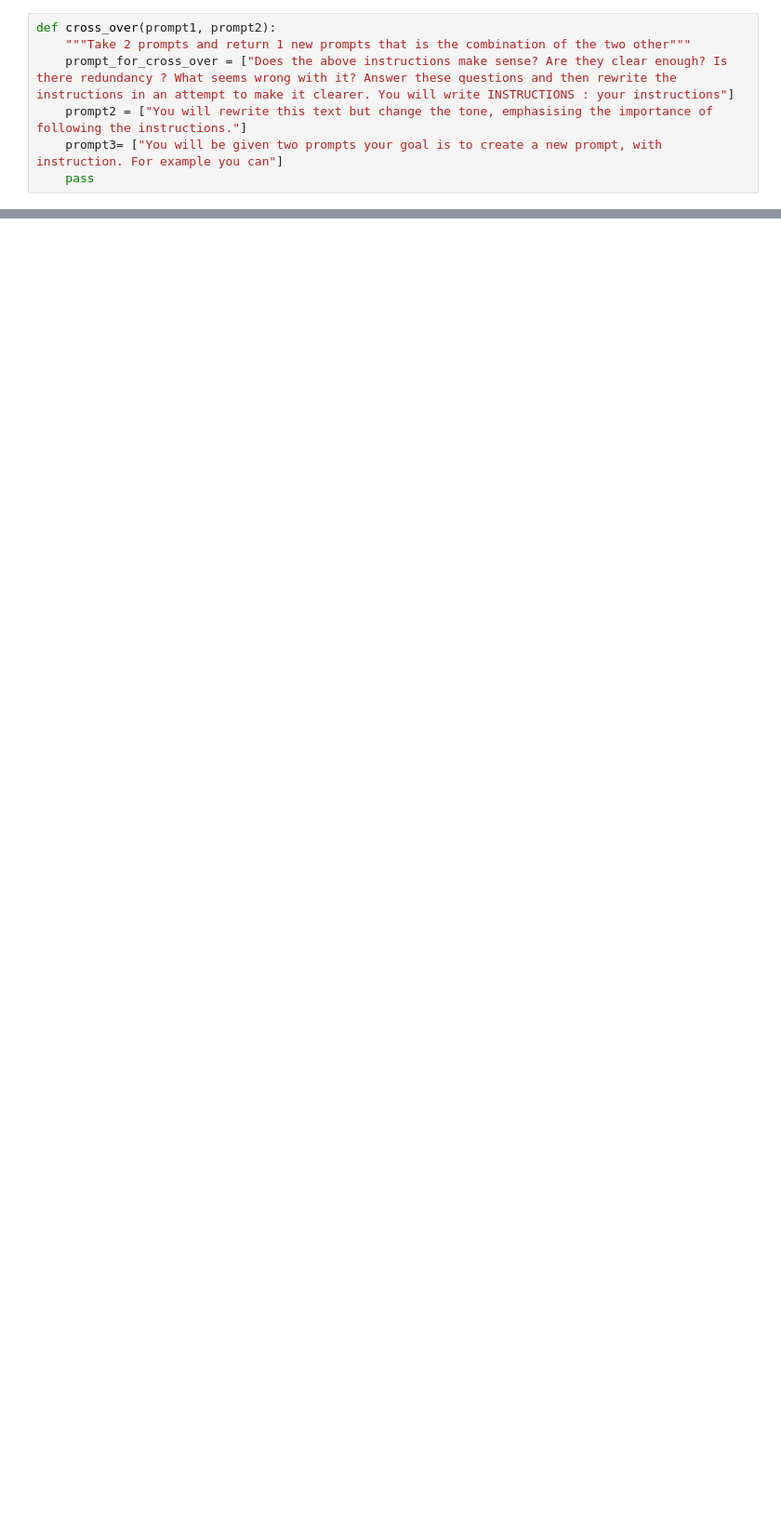
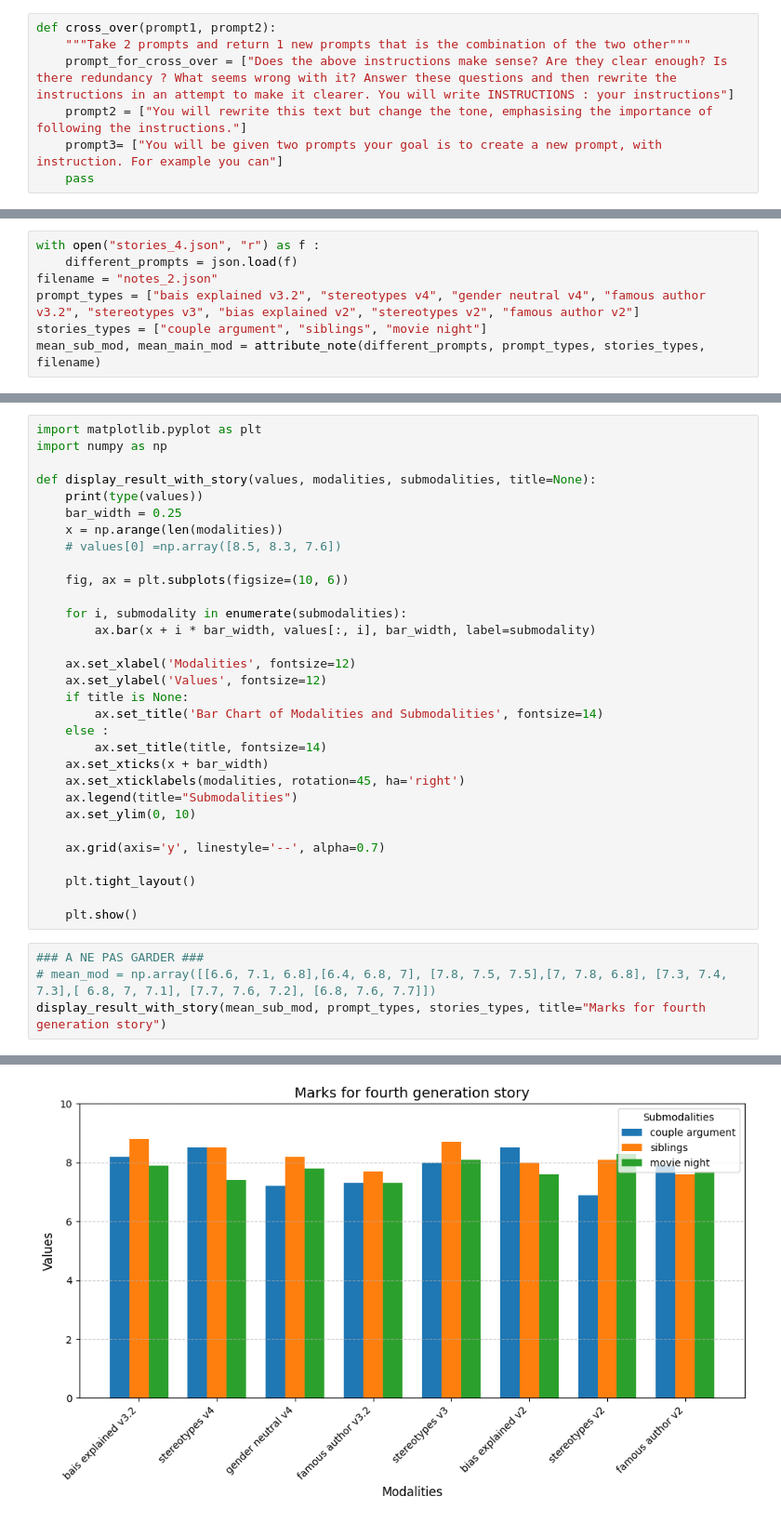
Before and after one commit to ttrenty/Bias-Prevention-LLM, a Jupyter notebook: prompt_ingeneering/algo_genetique.ipynb, the cells around one changed output, grey strips where cells are left out. Shown at 93% size. Cells and saved outputs as stored; diff of their text form; blank space fills up the shorter version.

```diff
--- a/prompt_ingeneering/algo_genetique.ipynb
+++ b/prompt_ingeneering/algo_genetique.ipynb
@@ -158,0 +519,7 @@ odjnfgoj
+# %%
+with open("stories_4.json", "r") as f :
+    different_prompts = json.load(f)
+filename = "notes_2.json"
+prompt_types = ["bais explained v3.2", "stereotypes v4", "gender neutral v4", "famous author v3.2", "stereotypes v3", "bias explained v2", "stereotypes v2", "famous author v2"]
+stories_types = ["couple argument", "siblings", "movie night"]
+mean_sub_mod, mean_main_mod = attribute_note(different_prompts, prompt_types, stories_types, filename)
@@ -158,0 +544,36 @@ odjnfgoj
+# %%
+import matplotlib.pyplot as plt
+import numpy as np
+
+def display_result_with_story(values, modalities, submodalities, title=None):
+    print(type(values))
+    bar_width = 0.25
+    x = np.arange(len(modalities))
+    # values[0] =np.array([8.5, 8.3, 7.6])
+
+    fig, ax = plt.subplots(figsize=(10, 6))
+
+    for i, submodality in enumerate(submodalities):
+        ax.bar(x + i * bar_width, values[:, i], bar_width, label=submodality)
+
+    ax.set_xlabel('Modalities', fontsize=12)
+    ax.set_ylabel('Values', fontsize=12)
+    if title is None:
+        ax.set_title('Bar Chart of Modalities and Submodalities', fontsize=14)
+    else :
+        ax.set_title(title, fontsize=14)
+    ax.set_xticks(x + bar_width)
+    ax.set_xticklabels(modalities, rotation=45, ha='right')
+    ax.legend(title="Submodalities")
+    ax.set_ylim(0, 10)
+
+    ax.grid(axis='y', linestyle='--', alpha=0.7)
+
+    plt.tight_layout()
+
+    plt.show()
+# %%
+### A NE PAS GARDER ###
+# mean_mod = np.array([[6.6, 7.1, 6.8],[6.4, 6.8, 7], [7.8, 7.5, 7.5],[7, 7.8, 6.8], [7.3, 7.4, 7.3],[ 6.8, 7, 7.1], [7.7, 7.6, 7.2], [6.8, 7.6, 7.7]])
+display_result_with_story(mean_sub_mod, prompt_types, stories_types, title="Marks for fourth generation story")
+# %% [output]
@@ -158,0 +581 @@ odjnfgoj
+[figure, added]
```
Also changed, not shown: parts of 40 cells of this notebook, 53 other files.
